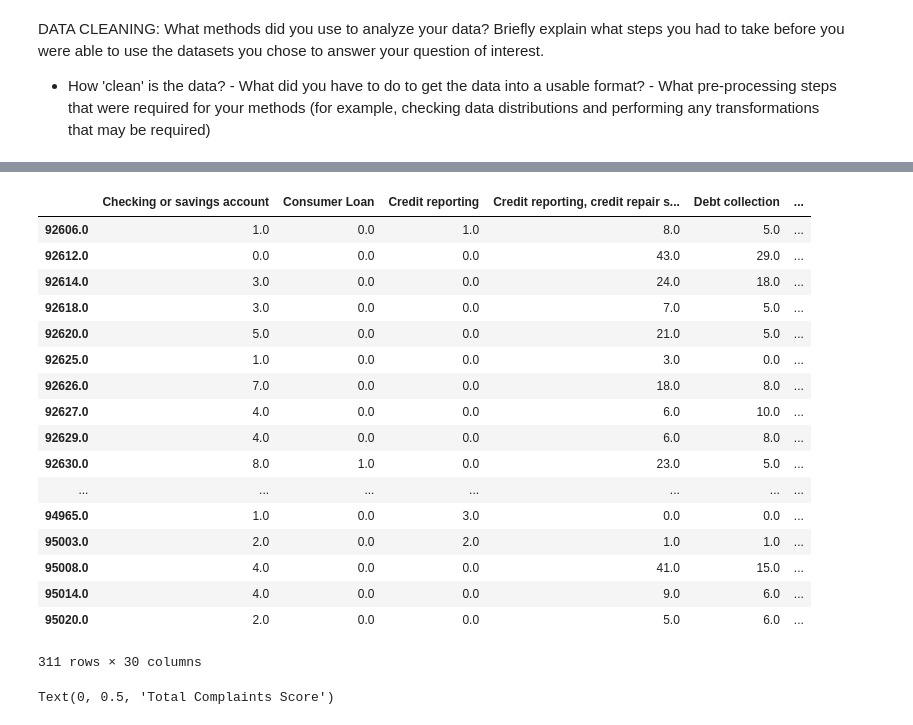
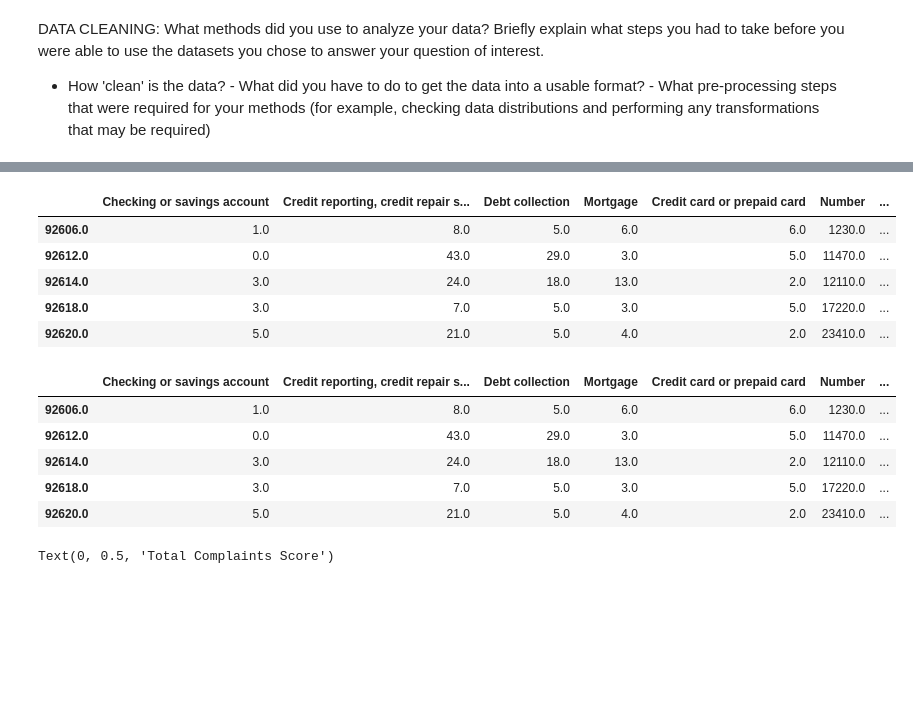
Before and after one commit to jmdangelo/Cogs108-Final-Project, a Jupyter notebook: FinalProject.ipynb, the cells around one changed output, grey strips where cells are left out. Cells and saved outputs as stored; diff of their text form; code cells hidden in the pictures; blank space fills up the shorter version.

Commit message:
added block to show how we dropped some of the complaint categories

```diff
--- a/FinalProject.ipynb
+++ b/FinalProject.ipynb
@@ -181,0 +147,7 @@ complaints_df
+# %%
+# Shows all the complaint categories and counts the number for each one
+complaints_num_df = pd.DataFrame()
+column_list = complaints_df.columns.tolist()
+
+complaints_num_df['Number of Complaints'] = complaints_df.sum().astype(int)
+complaints_num_df
@@ -182,40 +172,38 @@ complaints_df
+# %%
+# Get rid of complaint types that have less than 1000 number of complaints
+to_drop = (complaints_num_df[complaints_num_df['Number of Complaints'] < 1000].index).tolist()
+complaints_df = complaints_df.drop(columns=to_drop)
+
+complaints_df.head()
+# %% [output]
+|  | Checking or savings account | Credit reporting, credit repair s... | Debt collection | Mortgage | Credit card or prepaid card | Number | ... |
+| 92606.0 | 1.0 | 8.0 | 5.0 | 6.0 | 6.0 | 1230.0 | ... |
+| 92612.0 | 0.0 | 43.0 | 29.0 | 3.0 | 5.0 | 11470.0 | ... |
+| 92614.0 | 3.0 | 24.0 | 18.0 | 13.0 | 2.0 | 12110.0 | ... |
+| 92618.0 | 3.0 | 7.0 | 5.0 | 3.0 | 5.0 | 17220.0 | ... |
+| 92620.0 | 5.0 | 21.0 | 5.0 | 4.0 | 2.0 | 23410.0 | ... |
 # %%
 # Create index columns for the larger complaint types.
 # these were created by dividing the amount of these complaints
 # by the total complaints for the zip code to get out the frequency
 # that a certain zip code complains about certain things
 complaints_df['Checking or savings account index'] = complaints_df['Checking or savings account'] / complaints_df['Total Complaints']
-complaints_df['Consumer Loan index'] = complaints_df['Consumer Loan'] / complaints_df['Total Complaints']
-complaints_df['Credit reporting index'] = complaints_df['Credit reporting'] / complaints_df['Total Complaints']
 complaints_df['Credit reporting, credit repair services, or other personal consumer reports index'] = complaints_df['Credit reporting, credit repair services, or other personal consumer reports'] / complaints_df['Total Complaints']
 complaints_df['Debt collection index'] = complaints_df['Debt collection'] / complaints_df['Total Complaints']
 complaints_df['Mortgage index'] = complaints_df['Mortgage'] / complaints_df['Total Complaints']
 complaints_df['Credit card or prepaid card index'] = complaints_df['Credit card or prepaid card'] / complaints_df['Total Complaints']
-complaints_df['Student loan index'] = complaints_df['Student loan'] / complaints_df['Total Complaints']
 
 # Total complaint score = ( Total Complaints / Number of returns ) * 1000
 complaints_df['Total Complaints Score'] = complaints_df['Total Complaints'] / complaints_df['Number'] * 1000
 
-complaints_df
+complaints_df.head()
 # %% [output]
-|  | Checking or savings account | Consumer Loan | Credit reporting | Credit reporting, credit repair s... | Debt collection | ... |
-| 92606.0 | 1.0 | 0.0 | 1.0 | 8.0 | 5.0 | ... |
-| 92612.0 | 0.0 | 0.0 | 0.0 | 43.0 | 29.0 | ... |
-| 92614.0 | 3.0 | 0.0 | 0.0 | 24.0 | 18.0 | ... |
-| 92618.0 | 3.0 | 0.0 | 0.0 | 7.0 | 5.0 | ... |
-| 92620.0 | 5.0 | 0.0 | 0.0 | 21.0 | 5.0 | ... |
-| 92625.0 | 1.0 | 0.0 | 0.0 | 3.0 | 0.0 | ... |
-| 92626.0 | 7.0 | 0.0 | 0.0 | 18.0 | 8.0 | ... |
-| 92627.0 | 4.0 | 0.0 | 0.0 | 6.0 | 10.0 | ... |
-| 92629.0 | 4.0 | 0.0 | 0.0 | 6.0 | 8.0 | ... |
-| 92630.0 | 8.0 | 1.0 | 0.0 | 23.0 | 5.0 | ... |
-| ... | ... | ... | ... | ... | ... | ... |
-| 94965.0 | 1.0 | 0.0 | 3.0 | 0.0 | 0.0 | ... |
-| 95003.0 | 2.0 | 0.0 | 2.0 | 1.0 | 1.0 | ... |
-| 95008.0 | 4.0 | 0.0 | 0.0 | 41.0 | 15.0 | ... |
-| 95014.0 | 4.0 | 0.0 | 0.0 | 9.0 | 6.0 | ... |
-| 95020.0 | 2.0 | 0.0 | 0.0 | 5.0 | 6.0 | ... |
+|  | Checking or savings account | Credit reporting, credit repair s... | Debt collection | Mortgage | Credit card or prepaid card | Number | ... |
+| 92606.0 | 1.0 | 8.0 | 5.0 | 6.0 | 6.0 | 1230.0 | ... |
+| 92612.0 | 0.0 | 43.0 | 29.0 | 3.0 | 5.0 | 11470.0 | ... |
+| 92614.0 | 3.0 | 24.0 | 18.0 | 13.0 | 2.0 | 12110.0 | ... |
+| 92618.0 | 3.0 | 7.0 | 5.0 | 3.0 | 5.0 | 17220.0 | ... |
+| 92620.0 | 5.0 | 21.0 | 5.0 | 4.0 | 2.0 | 23410.0 | ... |
-311 rows × 30 columns
 # %%
 y = complaints_df['Total Complaints Score']
 x = complaints_df['Wealth']
```
Also changed, not shown: parts of 4 cells of this notebook.
